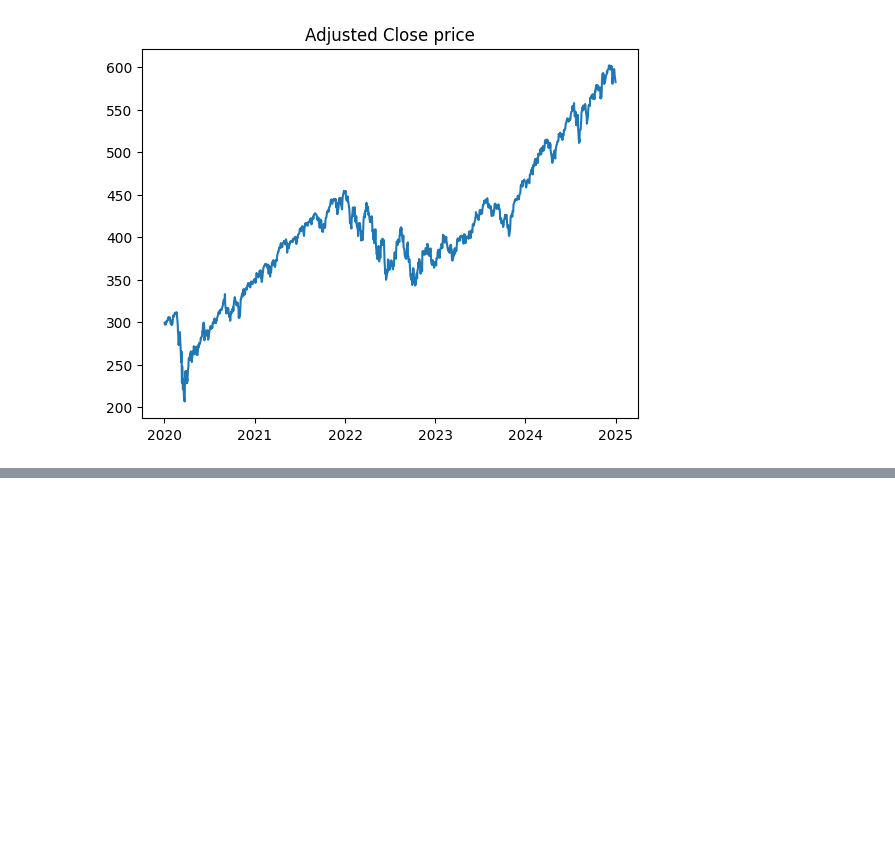
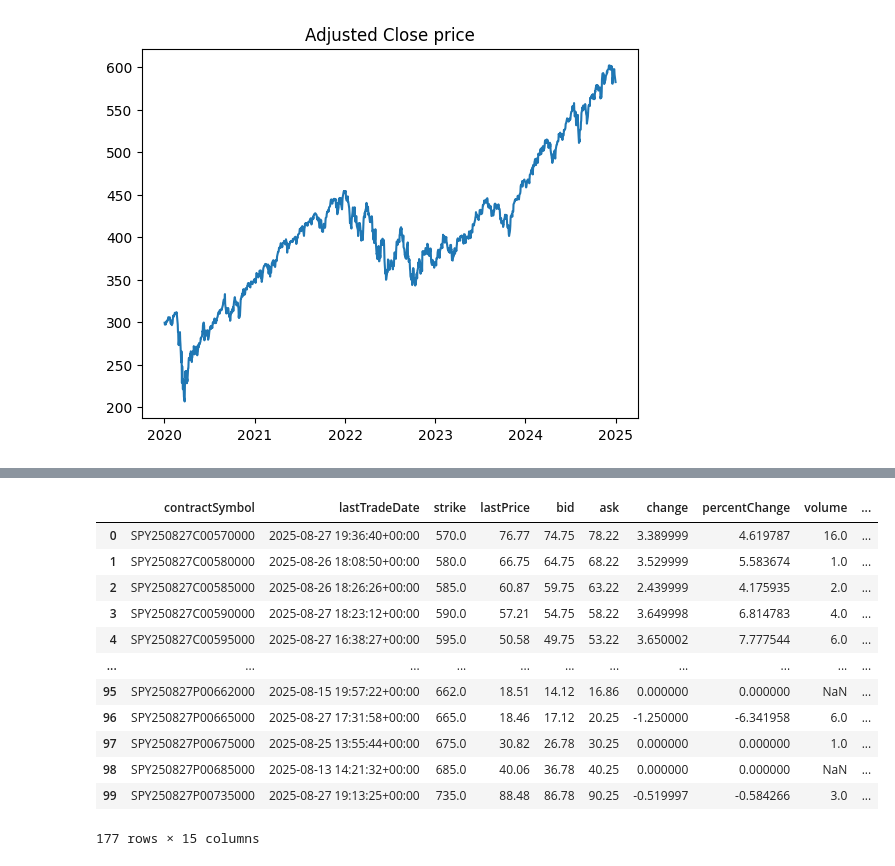
Before and after one commit to poseidonyash/vol_estimation, a Jupyter notebook: data.ipynb, the cells around one changed output, grey strips where cells are left out. Saved outputs shown, nothing was run; the diff lists cells and outputs as text; code cells hidden in the pictures; blank space fills up the shorter version.

Commit message:
updated to retrieve options data

```diff
--- a/data.ipynb
+++ b/data.ipynb
@@ -63,0 +66,5 @@ plt.show()
+# %%
+ticker = yf.Ticker("SPY")
+expirations = ticker.options
+Option_chain_call = ticker.option_chain(expirations[0]).calls
+Option_chain_puts = ticker.option_chain(expirations[0]).puts
@@ -63,0 +78,19 @@ plt.show()
+# %%
+Option_chain_call['Type'] = 'call'
+Option_chain_puts['Type'] = 'put'
+Option_chain = pd.concat([Option_chain_call,Option_chain_puts])
+Option_chain
+# %% [output]
+|  | contractSymbol | lastTradeDate | strike | lastPrice | bid | ask | change | percentChange | volume | ... |
+| 0 | SPY250827C00570000 | 2025-08-27 19:36:40+00:00 | 570.0 | 76.77 | 74.75 | 78.22 | 3.389999 | 4.619787 | 16.0 | ... |
+| 1 | SPY250827C00580000 | 2025-08-26 18:08:50+00:00 | 580.0 | 66.75 | 64.75 | 68.22 | 3.529999 | 5.583674 | 1.0 | ... |
+| 2 | SPY250827C00585000 | 2025-08-26 18:26:26+00:00 | 585.0 | 60.87 | 59.75 | 63.22 | 2.439999 | 4.175935 | 2.0 | ... |
+| 3 | SPY250827C00590000 | 2025-08-27 18:23:12+00:00 | 590.0 | 57.21 | 54.75 | 58.22 | 3.649998 | 6.814783 | 4.0 | ... |
+| 4 | SPY250827C00595000 | 2025-08-27 16:38:27+00:00 | 595.0 | 50.58 | 49.75 | 53.22 | 3.650002 | 7.777544 | 6.0 | ... |
+| ... | ... | ... | ... | ... | ... | ... | ... | ... | ... | ... |
+| 95 | SPY250827P00662000 | 2025-08-15 19:57:22+00:00 | 662.0 | 18.51 | 14.12 | 16.86 | 0.000000 | 0.000000 | NaN | ... |
+| 96 | SPY250827P00665000 | 2025-08-27 17:31:58+00:00 | 665.0 | 18.46 | 17.12 | 20.25 | -1.250000 | -6.341958 | 6.0 | ... |
+| 97 | SPY250827P00675000 | 2025-08-25 13:55:44+00:00 | 675.0 | 30.82 | 26.78 | 30.25 | 0.000000 | 0.000000 | 1.0 | ... |
+| 98 | SPY250827P00685000 | 2025-08-13 14:21:32+00:00 | 685.0 | 40.06 | 36.78 | 40.25 | 0.000000 | 0.000000 | NaN | ... |
+| 99 | SPY250827P00735000 | 2025-08-27 19:13:25+00:00 | 735.0 | 88.48 | 86.78 | 90.25 | -0.519997 | -0.584266 | 3.0 | ... |
+177 rows × 15 columns
```
Also changed, not shown: parts of 2 cells of this notebook.
